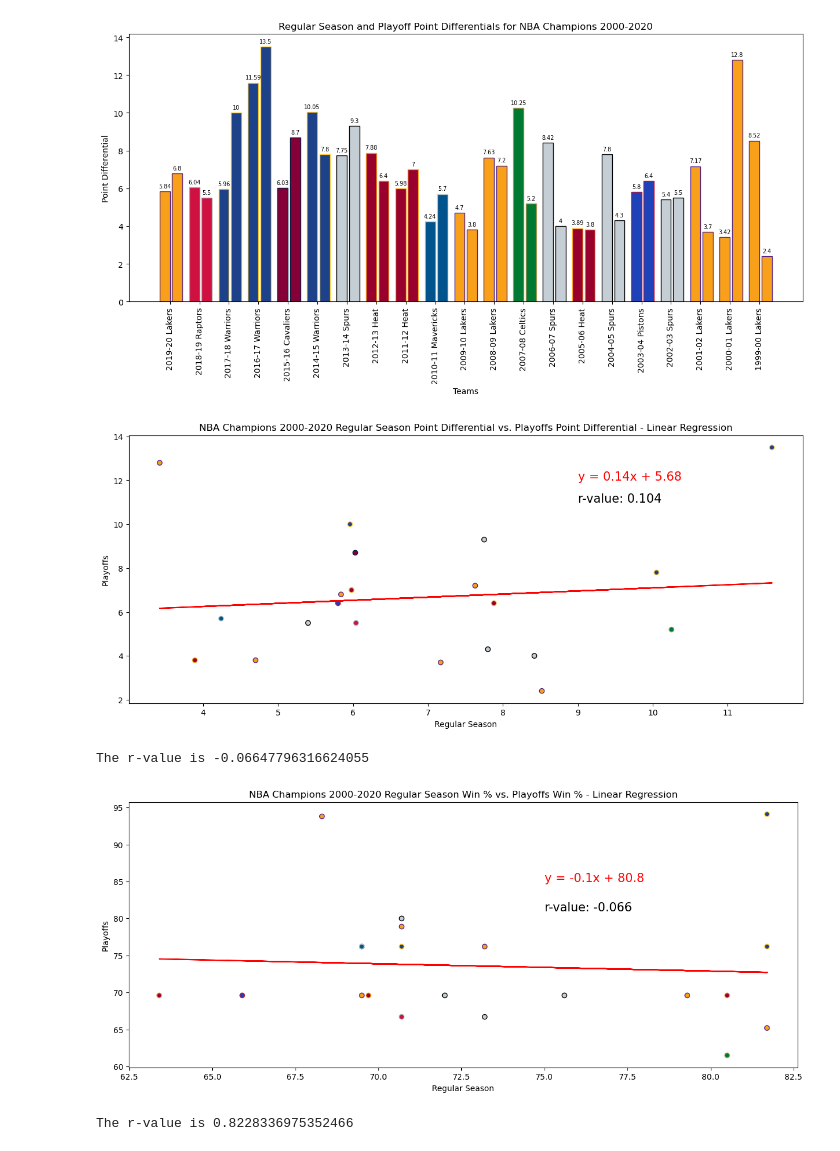
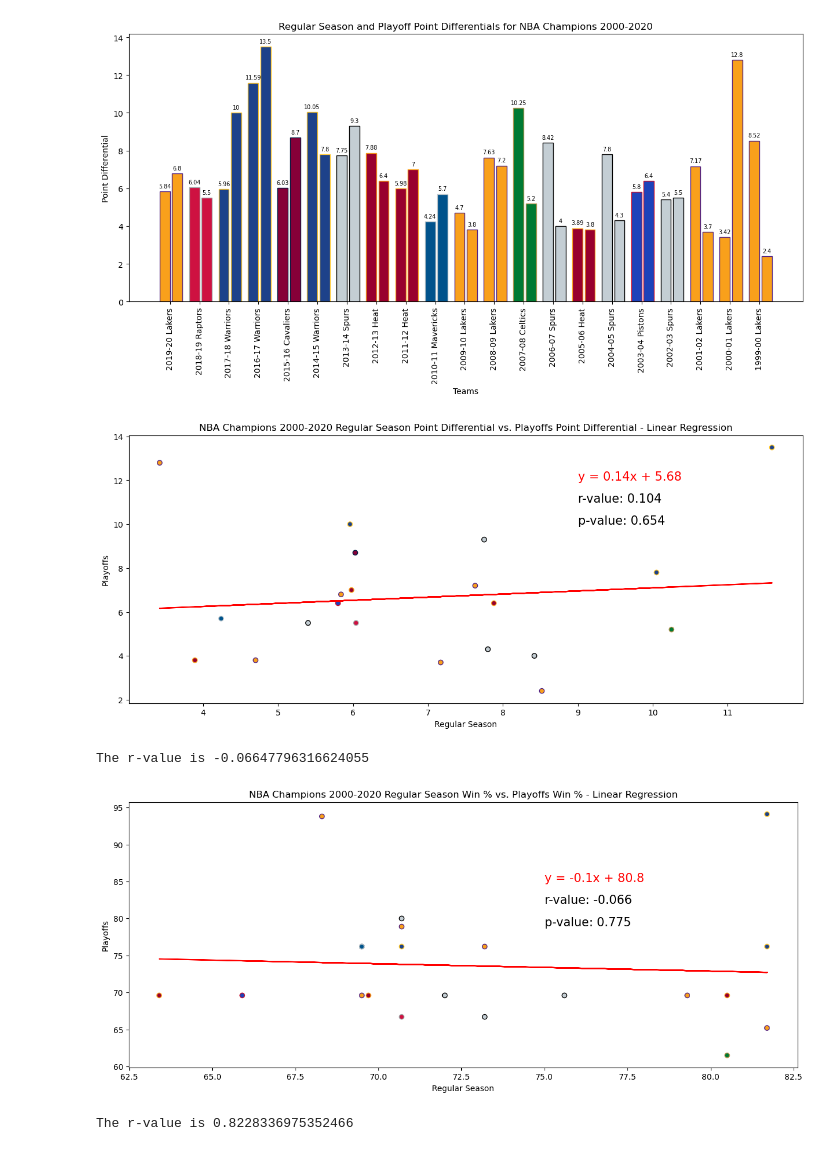
Before and after one commit to kcwaggs/project_1, a Jupyter notebook: keegan/keegan.ipynb, the cells around one changed output. Drawn from its saved outputs; the diff is of its cells as text; code cells hidden in the pictures.

Commit message:
added README to keegan branch and added p-values to correlations

```diff
--- a/keegan/keegan.ipynb
+++ b/keegan/keegan.ipynb
@@ -213,6 +211,7 @@ line_eq = "y = " + str(round(slope,2)) + "x + " + str(round(intercept,2))
 plt.plot(points_reg, regress_values, "r-")
 plt.annotate(line_eq, (9, 12), fontsize=15, color="red")
 plt.annotate(f'r-value: {round(rvalue, 3)}', (9, 11), fontsize=15)
+plt.annotate(f'p-value: {round(pvalue, 3)}', (9, 10), fontsize=15)
 
 plt.xlabel('Regular Season')
 plt.ylabel('Playoffs')
@@ -221,32 +220,33 @@ plt.title('NBA Champions 2000-2020 Regular Season Point Differential vs. Playoff
 plt.savefig('Figures/full_season_pointdiff_scatter.png')
 plt.show()
 # %% [output]
-[figure, old version]
+[figure, new version]
 # %%
 # scatter plot for win pct of regular season vs playoffs
 win_pct_playoffs = full_season_df['Playoff Win %']
 win_pct_reg = full_season_df['Win %']
 
 plt.figure(figsize=(15, 6))
 plt.scatter(win_pct_reg, win_pct_playoffs, c=full_season_df['Hex Color Primary'], edgecolors=full_season_df['Hex Color Secondary'])
 
 (slope, intercept, rvalue, pvalue, stderr) = linregress(win_pct_reg, win_pct_playoffs)
 regress_values = win_pct_reg * slope + intercept
 line_eq = "y = " + str(round(slope,2)) + "x + " + str(round(intercept,2))
 plt.plot(win_pct_reg, regress_values, "r-")
 plt.annotate(line_eq, (75, 85), fontsize=15, color="red")
-plt.annotate(f'r-value: {round(rvalue, 3)}', (75, 81), fontsize=15)
+plt.annotate(f'r-value: {round(rvalue, 3)}', (75, 82), fontsize=15)
+plt.annotate(f'p-value: {round(pvalue, 3)}', (75, 79), fontsize=15)
 
 plt.xlabel('Regular Season')
 plt.ylabel('Playoffs')
 plt.title('NBA Champions 2000-2020 Regular Season Win % vs. Playoffs Win % - Linear Regression')
 
 print(f'The r-value is {rvalue}')
 plt.savefig('Figures/full_season_winpct_scatter.png')
 plt.show()
 # %% [output]
 The r-value is -0.06647796316624055
-[figure, old version]
+[figure, new version]
 # %%
 # scatter plot and linear regression
 win_pct_reg = full_season_df['Win %']
```
Also changed, not shown: parts of 2 cells of this notebook, 3 other files.
